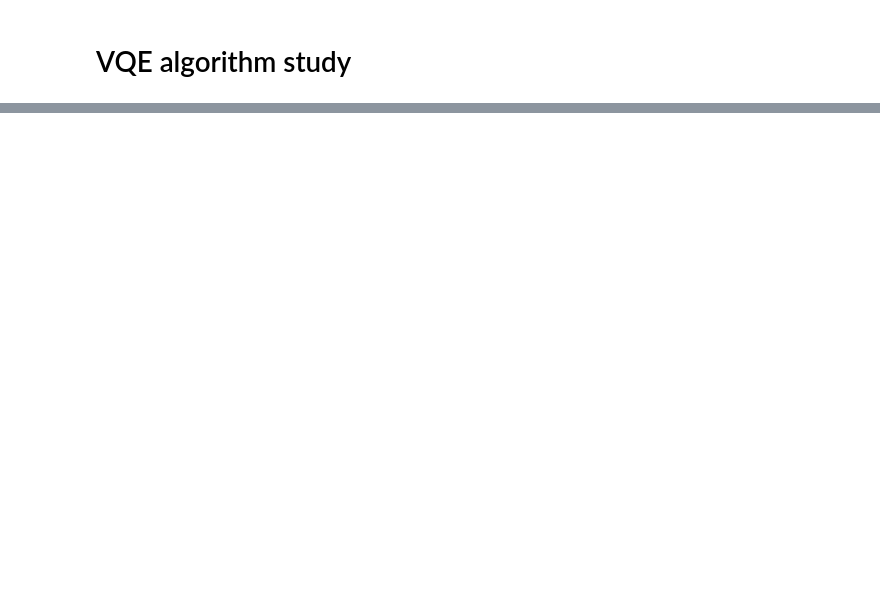
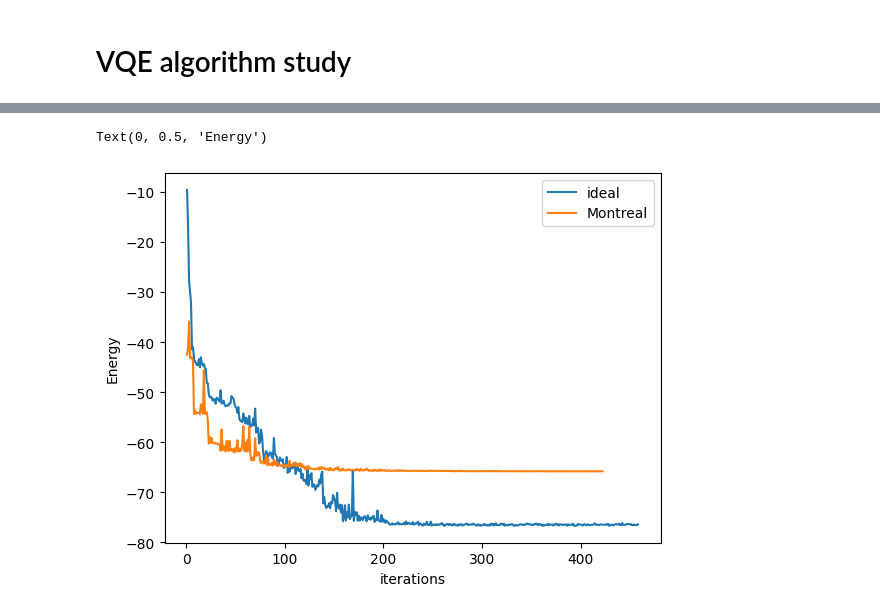
Before and after one commit to coding-xyz/huayi-vqe, a Jupyter notebook: VQE_study.ipynb, the cells around one changed output, grey strips where cells are left out. Drawn from its saved outputs; the diff is of its cells as text; code cells hidden in the pictures; blank space fills up the shorter version.

Commit message:
Make everything work, upto QWC grouping method

```diff
--- a/VQE_study.ipynb
+++ b/VQE_study.ipynb
@@ -337,0 +164,24 @@ AssertionError: 7 qubits, but matrix shape: (8, 56)
+# %%
+from vqe import vqe_with_noise
+from qiskit.quantum_info import SparsePauliOp
+from scipy.optimize import minimize
+
+grouped_observables = SparsePauliOp.group_commuting(tapered_ham, qubit_wise=True)
+
+run_options = {'shots': 2000, 'seed': 114514,}
+
+vqe_model = vqe_with_noise(
+    ansatz=ansatz_sc,
+    backend=FakeMontreal(),
+    init_params=0.5,
+    observables=grouped_observables,
+    run_options=run_options,
+    )
+
+Optimum = minimize(
+    fun=vqe_model.fun,
+    x0=vqe_model.init_params,
+    method='COBYLA',
+    options={"maxiter":5000},
+    callback=vqe_model.store_intermediate_result,
+    )
@@ -337,0 +206,11 @@ AssertionError: 7 qubits, but matrix shape: (8, 56)
+# %%
+from matplotlib.pyplot import *
+
+plot(vqe_ideal_model.counts, vqe_ideal_model.values, label="ideal")
+plot(vqe_model.counts, vqe_model.values, label="Montreal")
+legend()
+xlabel("iterations")
+ylabel("Energy")
+# %% [output]
+Text(0, 0.5, 'Energy')
+[figure, added]
```
Also changed, not shown: parts of 13 cells of this notebook, 5 other files.
